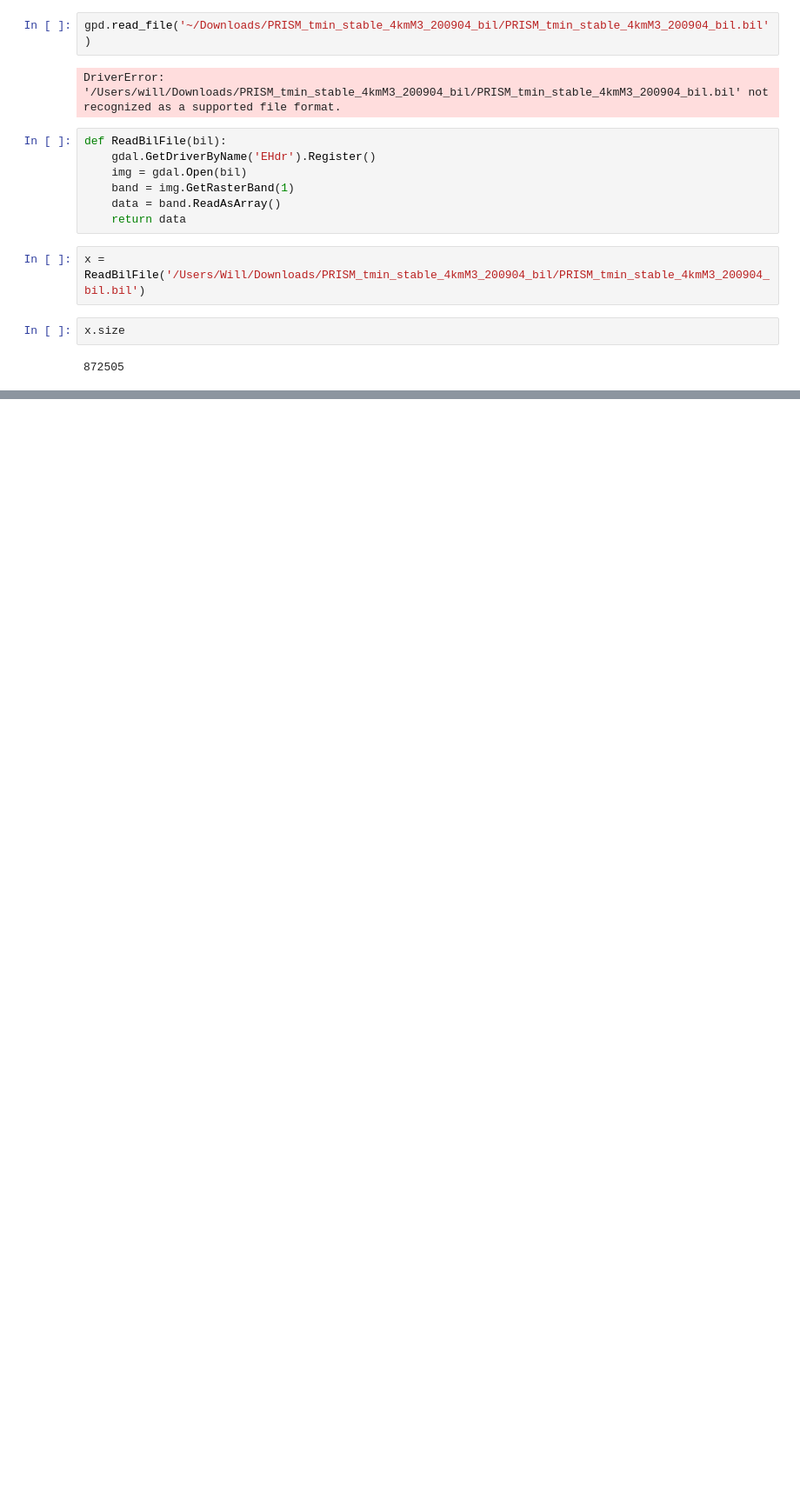
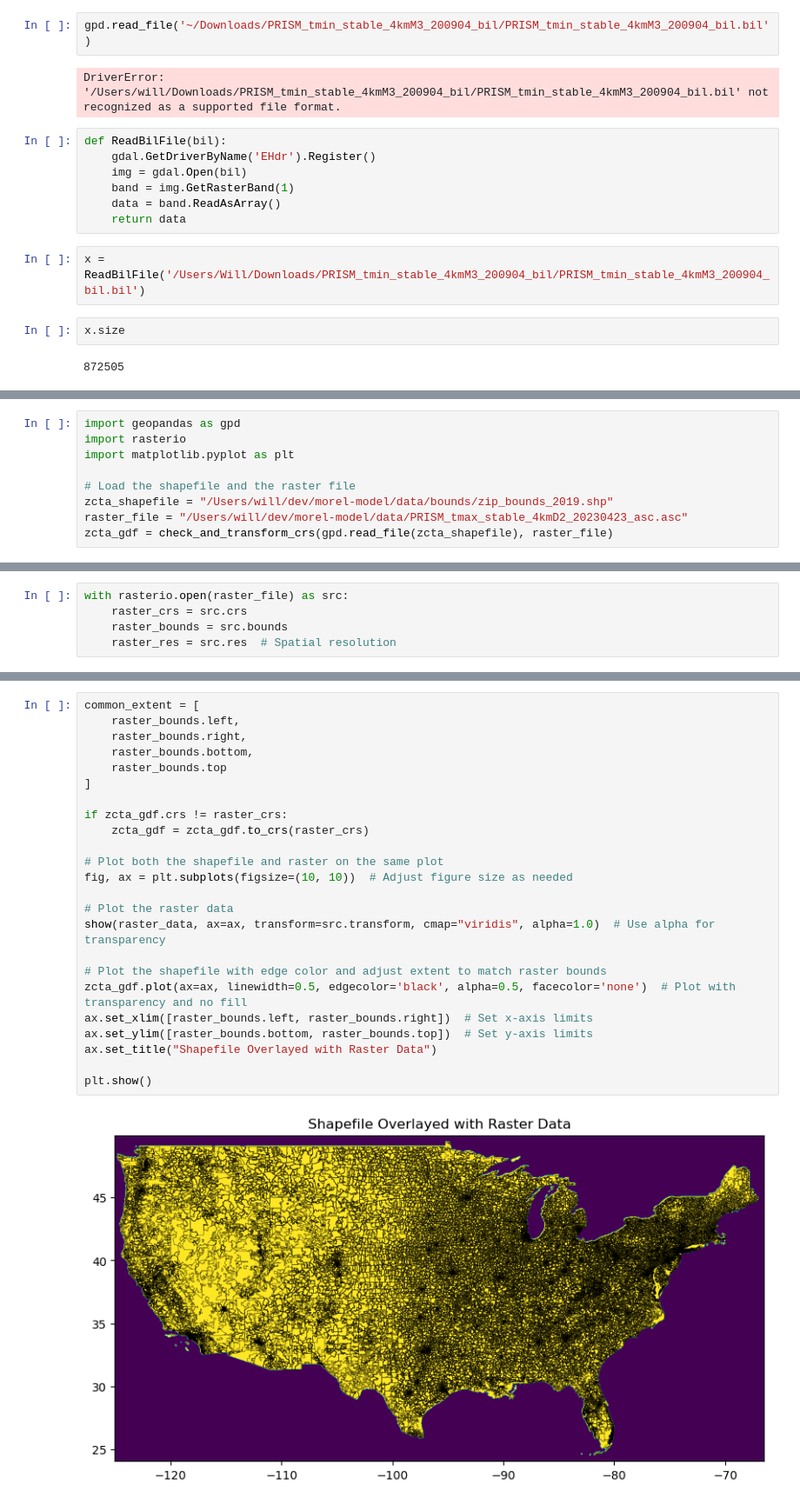
Before and after one commit to wbeckman/morel-model, a Jupyter notebook: local_calcs.ipynb, the cells around one changed output, grey strips where cells are left out. Shown: that part at 87% size. Drawn from its saved outputs; the diff is of its cells as text; blank space fills up the shorter version.

```diff
--- a/local_calcs.ipynb
+++ b/local_calcs.ipynb
@@ -107,0 +123,9 @@ x.size
+# %%
+import geopandas as gpd
+import rasterio
+import matplotlib.pyplot as plt
+
+# Load the shapefile and the raster file
+zcta_shapefile = "/Users/will/dev/morel-model/data/bounds/zip_bounds_2019.shp"
+raster_file = "/Users/will/dev/morel-model/data/PRISM_tmax_stable_4kmD2_20230423_asc.asc"
+zcta_gdf = check_and_transform_crs(gpd.read_file(zcta_shapefile), raster_file)
@@ -107,0 +152,5 @@ x.size
+# %%
+with rasterio.open(raster_file) as src:
+    raster_crs = src.crs
+    raster_bounds = src.bounds
+    raster_res = src.res  # Spatial resolution
@@ -107,0 +175,26 @@ x.size
+# %%
+common_extent = [
+    raster_bounds.left,
+    raster_bounds.right,
+    raster_bounds.bottom,
+    raster_bounds.top
+]
+
+if zcta_gdf.crs != raster_crs:
+    zcta_gdf = zcta_gdf.to_crs(raster_crs)
+
+# Plot both the shapefile and raster on the same plot
+fig, ax = plt.subplots(figsize=(10, 10))  # Adjust figure size as needed
+
+# Plot the raster data
+show(raster_data, ax=ax, transform=src.transform, cmap="viridis", alpha=1.0)  # Use alpha for transparency
+
+# Plot the shapefile with edge color and adjust extent to match raster bounds
+zcta_gdf.plot(ax=ax, linewidth=0.5, edgecolor='black', alpha=0.5, facecolor='none')  # Plot with transparency and no fill
+ax.set_xlim([raster_bounds.left, raster_bounds.right])  # Set x-axis limits
+ax.set_ylim([raster_bounds.bottom, raster_bounds.top])  # Set y-axis limits
+ax.set_title("Shapefile Overlayed with Raster Data")
+
+plt.show()
+# %% [output]
+[figure, added]
```
Also changed, not shown: parts of 11 cells of this notebook, 1 other file.
